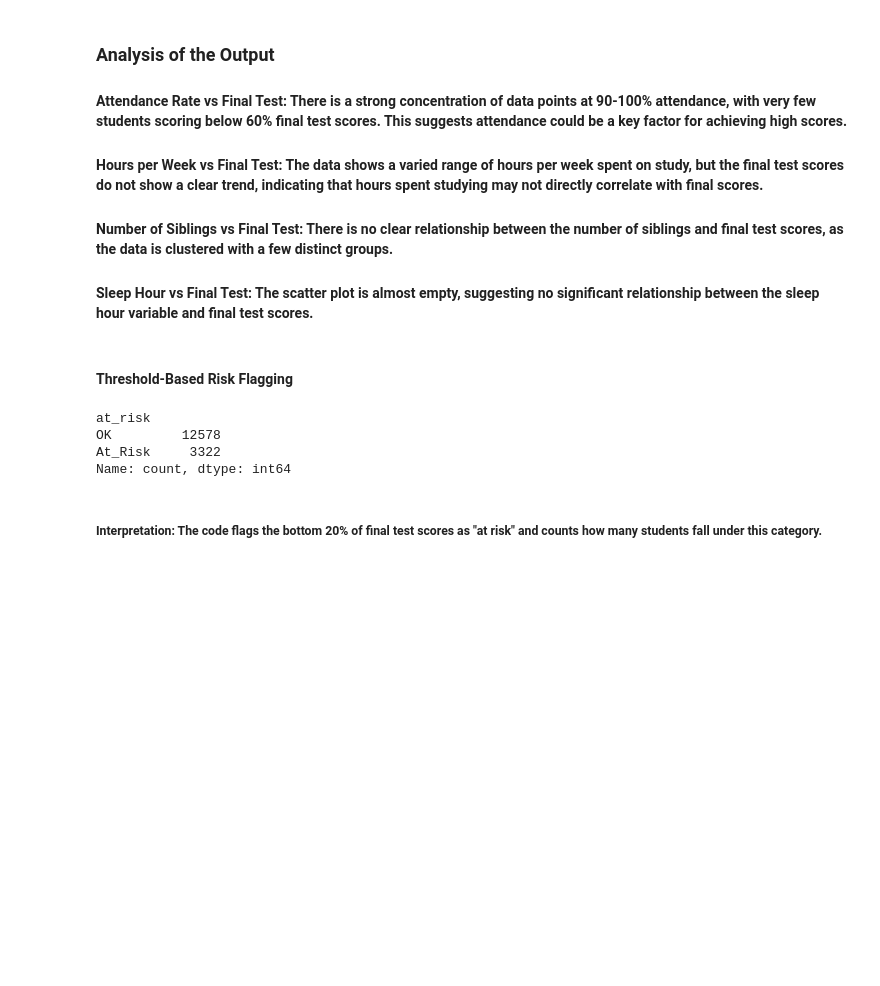
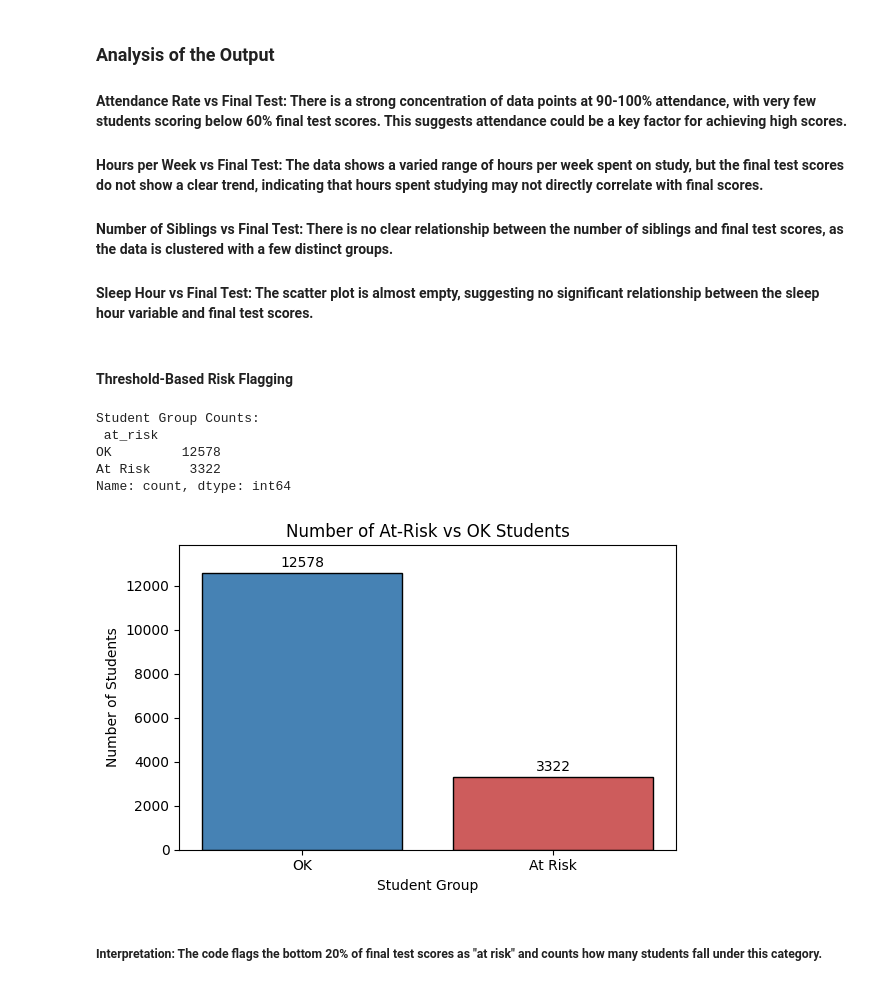
Before and after one commit to rush2priyanka/Student_Performance_Prediction_Pipeline, a Jupyter notebook: eda.ipynb, the cells around one changed output. Cells and saved outputs as stored; diff of their text form; code cells hidden in the pictures; blank space fills up the shorter version.

```diff
--- a/eda.ipynb
+++ b/eda.ipynb
@@ -459,20 +463,38 @@ for x, y in pairs:
 # %% [markdown]
 #### **Threshold‑Based Risk Flagging**
 # %%
-# Purpose: This code was chosen to identify students with lower performance who might need additional attention, based on their final test scores.
 
-# Mark the bottom 20% of final_test scores as “at_risk”
 threshold_20 = df['final_test'].quantile(0.20)
 df['at_risk'] = (df['final_test'] <= threshold_20).astype(int)
 
-# Quick check: how many flagged?
-counts = df['at_risk'].value_counts().rename({0:'OK',1:'At_Risk'})
-print(counts)
+# 1. Compute counts and print numeric output
+counts = df['at_risk'].map({0: 'OK', 1: 'At Risk'}) \
+              .value_counts().reindex(['OK', 'At Risk'])
+print("Student Group Counts:\n", counts, "\n")
+
+# 2. Plot bar chart with annotations
+fig, ax = plt.subplots(figsize=(6, 4))
+bars = ax.bar(counts.index, counts.values, color=['steelblue', 'indianred'], edgecolor='black')
+
+# Annotate each bar with its count
+for bar in bars:
+    height = bar.get_height()
+    ax.text(bar.get_x() + bar.get_width()/2, height + counts.values.max()*0.01,
+            f'{int(height)}', ha='center', va='bottom')
+
+ax.set_title('Number of At-Risk vs OK Students')
+ax.set_xlabel('Student Group')
+ax.set_ylabel('Number of Students')
+ax.set_ylim(0, counts.values.max() * 1.1)
+plt.tight_layout()
+plt.show()
 # %% [output]
-at_risk
+Student Group Counts:
+ at_risk
 OK         12578
-At_Risk     3322
+At Risk     3322
 Name: count, dtype: int64
+[figure, added]
 # %% [markdown]
 ##### **Interpretation**: The code flags the bottom 20% of final test scores as "at risk" and counts how many students fall under this category.
 # %% [markdown]
```
Also changed, not shown: parts of 22 cells of this notebook.
